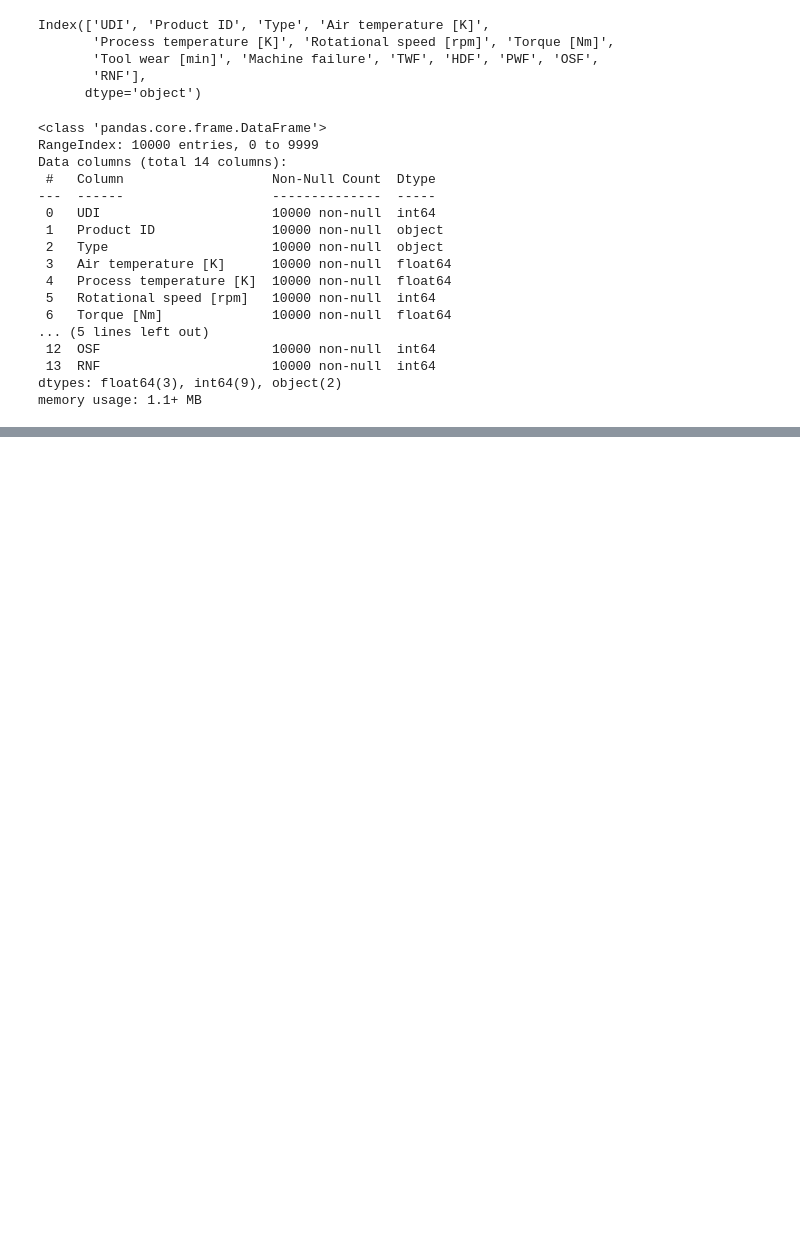
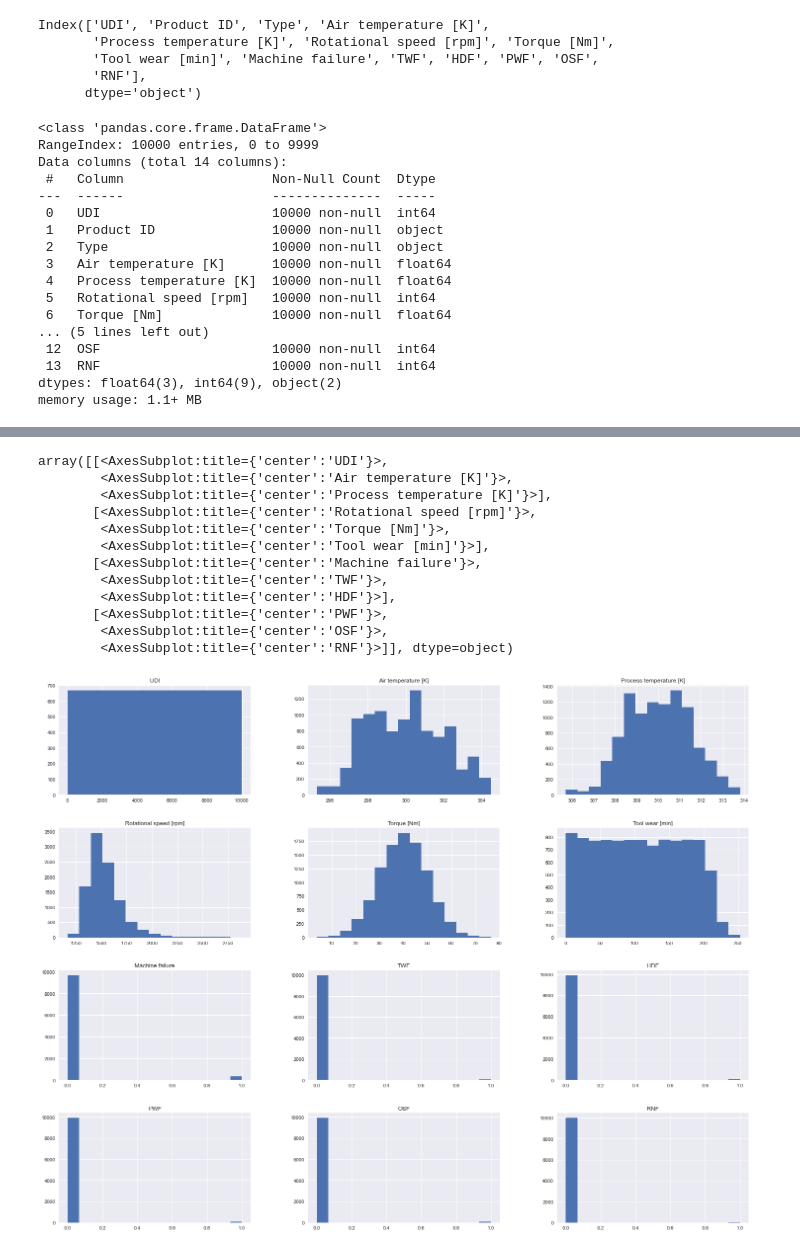
Before and after one commit to abideen-olawuwo/predictive-maintenance, a Jupyter notebook: predictive_maintenance.ipynb, the cells around one changed output, grey strips where cells are left out. Cells and saved outputs as stored; diff of their text form; code cells hidden in the pictures; blank space fills up the shorter version.

```diff
--- a/predictive_maintenance.ipynb
+++ b/predictive_maintenance.ipynb
@@ -46,3 +73,20 @@ memory usage: 1.1+ MB
+# %%
+plt.style.use("seaborn")
+df.hist(figsize=(25,20), bins=15)
+# %% [output]
+array([[<AxesSubplot:title={'center':'UDI'}>,
+        <AxesSubplot:title={'center':'Air temperature [K]'}>,
+        <AxesSubplot:title={'center':'Process temperature [K]'}>],
+       [<AxesSubplot:title={'center':'Rotational speed [rpm]'}>,
+        <AxesSubplot:title={'center':'Torque [Nm]'}>,
+        <AxesSubplot:title={'center':'Tool wear [min]'}>],
+       [<AxesSubplot:title={'center':'Machine failure'}>,
+        <AxesSubplot:title={'center':'TWF'}>,
+        <AxesSubplot:title={'center':'HDF'}>],
+       [<AxesSubplot:title={'center':'PWF'}>,
+        <AxesSubplot:title={'center':'OSF'}>,
+        <AxesSubplot:title={'center':'RNF'}>]], dtype=object)
+[figure, added]
 # %%
 df.describe()
 # %% [output]
```
Also changed, not shown: parts of 6 cells of this notebook.
